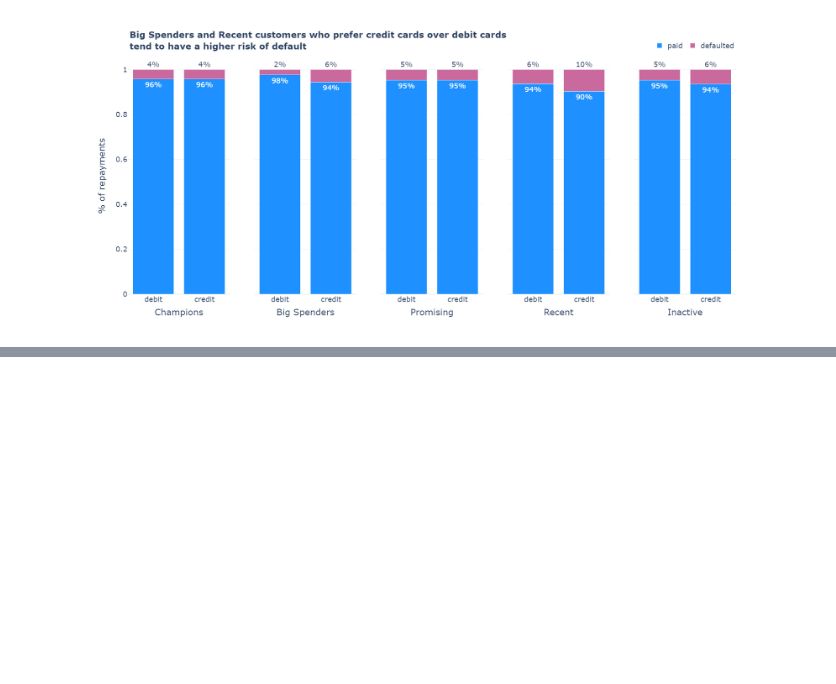
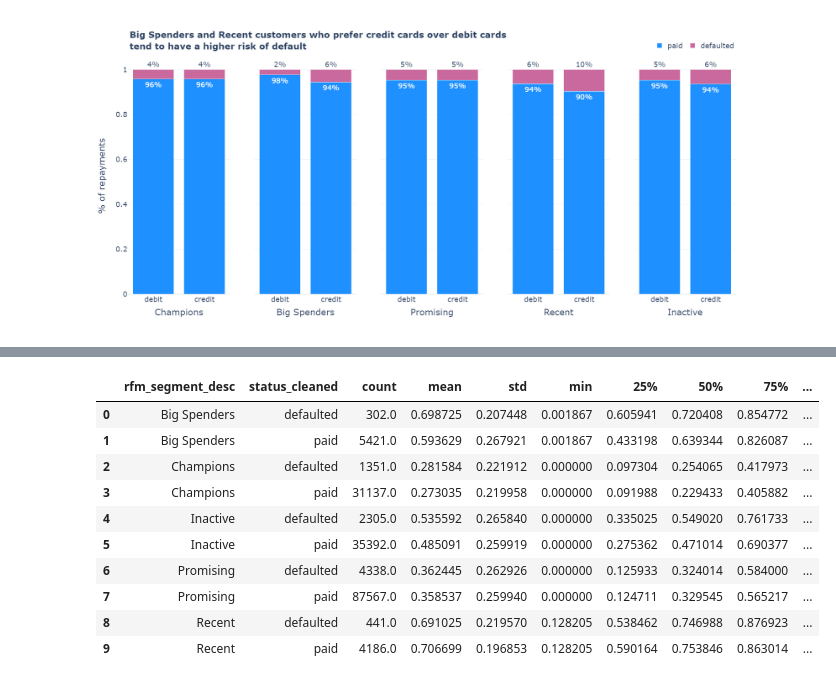
Before and after one commit to lamproslntz/loan-repayment-analysis, a Jupyter notebook: notebooks/data_analysis.ipynb, the cells around one changed output, grey strips where cells are left out. Cells and saved outputs as stored; diff of their text form; code cells hidden in the pictures; blank space fills up the shorter version.

```diff
--- a/notebooks/data_analysis.ipynb
+++ b/notebooks/data_analysis.ipynb
@@ -267,3 +262,7 @@ for i in range(20, 160, 10):
+# %%
+df_loans.loc[df_loans["interest_rate"] < 40, "interest_rate_bin"] = "small"
+df_loans.loc[df_loans["interest_rate"].between(40, 100), "interest_rate_bin"] = "medium"
+df_loans.loc[df_loans["interest_rate"] > 100, "interest_rate_bin"] = "large"
 # %%
 fig = px.histogram(
     df_loans,
@@ -1025,15 +1051,15 @@ df_users_segments.to_pickle("../data/processed/df_users_segments.pkl")
 # %%
 df_loans = df_loans[["id", "user_id", "amount_bin", "due_amount_bin", "interest_rate_bin"]]
 
-df_users = df_users[["user_id", "median_basket", "avg_intallments", "avg_lag_transaction",
+df_users = df_users[["user_id", "median_spending", "avg_intallments", "avg_lag_transaction",
                      "rate_denied", "rate_transactions_installment", "rate_credit_debit",
                      "credit_debit_preference", "ratio_online_person", "online_person_preference", "rfm_segment_desc"]]
 
 df_loans_users = df_loans.merge(df_users, how="left", on="user_id").rename(columns={"id": "loan_id", "amount": "loan_amount"})
 # %%
 df_loan_repayments = df_loan_repayments[["id", "loan_id", "type", "amount", "status_cleaned",
-                                         "days_since_loan_created", "days_since_due_date",
-                                         "due_date_exceeded", "days_lag_repayment", "num_late_repayments"]]
+                                         "days_since_loan_created", "days_since_due_date", "due_date_exceeded", "days_lag_repayment",
+                                          "num_late_repayments", 'prev_status']]
 
 df_loan_repayments = df_loan_repayments.rename(columns={"id": "repayment_id", "amount": "repayment_amount"})
 
@@ -1210,0 +1317,6 @@ df_data.groupby("status_cleaned", as_index=False)["days_since_loan_created"].des
+# %%
+df_data.loc[df_data["repayment_amount"] <= 250, "repayment_amount_bin"] = "small"
+df_data.loc[df_data["repayment_amount"].between(250, 500, inclusive="right"), "repayment_amount_bin"] = "small-medium"
+df_data.loc[df_data["repayment_amount"].between(500, 1_000, inclusive="right"), "repayment_amount_bin"] = "medium"
+df_data.loc[df_data["repayment_amount"].between(1_000, 2_500, inclusive="right"), "repayment_amount_bin"] = "medium-large"
+df_data.loc[df_data["repayment_amount"] > 2_500, "repayment_amount_bin"] = "large"
@@ -1486,0 +1657,14 @@ fig.show()
+# %%
+df_data.groupby(["rfm_segment_desc", "status_cleaned"], as_index=False)["rate_transactions_installment"].describe()
+# %% [output]
+|  | rfm_segment_desc | status_cleaned | count | mean | std | min | 25% | 50% | 75% | ... |
+| 0 | Big Spenders | defaulted | 302.0 | 0.698725 | 0.207448 | 0.001867 | 0.605941 | 0.720408 | 0.854772 | ... |
+| 1 | Big Spenders | paid | 5421.0 | 0.593629 | 0.267921 | 0.001867 | 0.433198 | 0.639344 | 0.826087 | ... |
+| 2 | Champions | defaulted | 1351.0 | 0.281584 | 0.221912 | 0.000000 | 0.097304 | 0.254065 | 0.417973 | ... |
+| 3 | Champions | paid | 31137.0 | 0.273035 | 0.219958 | 0.000000 | 0.091988 | 0.229433 | 0.405882 | ... |
+| 4 | Inactive | defaulted | 2305.0 | 0.535592 | 0.265840 | 0.000000 | 0.335025 | 0.549020 | 0.761733 | ... |
+| 5 | Inactive | paid | 35392.0 | 0.485091 | 0.259919 | 0.000000 | 0.275362 | 0.471014 | 0.690377 | ... |
+| 6 | Promising | defaulted | 4338.0 | 0.362445 | 0.262926 | 0.000000 | 0.125933 | 0.324014 | 0.584000 | ... |
+| 7 | Promising | paid | 87567.0 | 0.358537 | 0.259940 | 0.000000 | 0.124711 | 0.329545 | 0.565217 | ... |
+| 8 | Recent | defaulted | 441.0 | 0.691025 | 0.219570 | 0.128205 | 0.538462 | 0.746988 | 0.876923 | ... |
+| 9 | Recent | paid | 4186.0 | 0.706699 | 0.196853 | 0.128205 | 0.590164 | 0.753846 | 0.863014 | ... |
```
Also changed, not shown: parts of 65 cells of this notebook, 12 other files.
